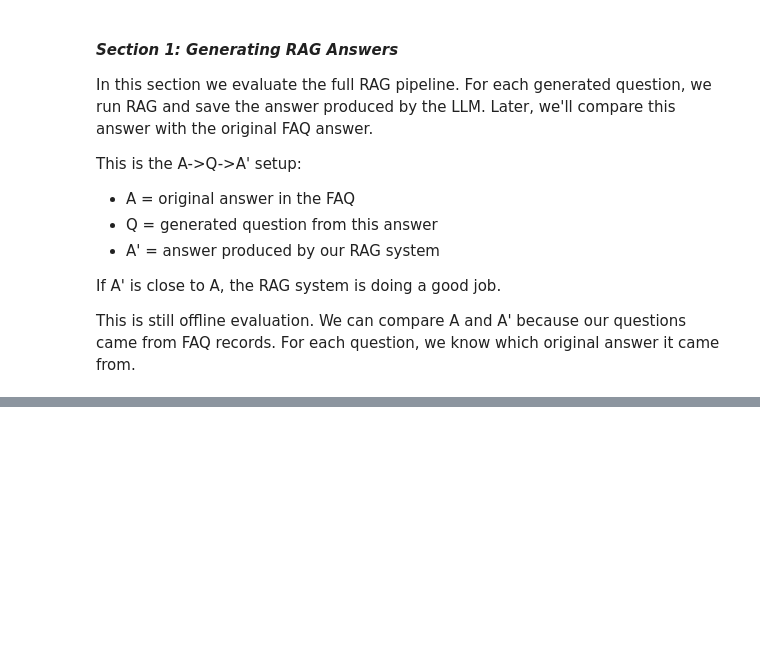
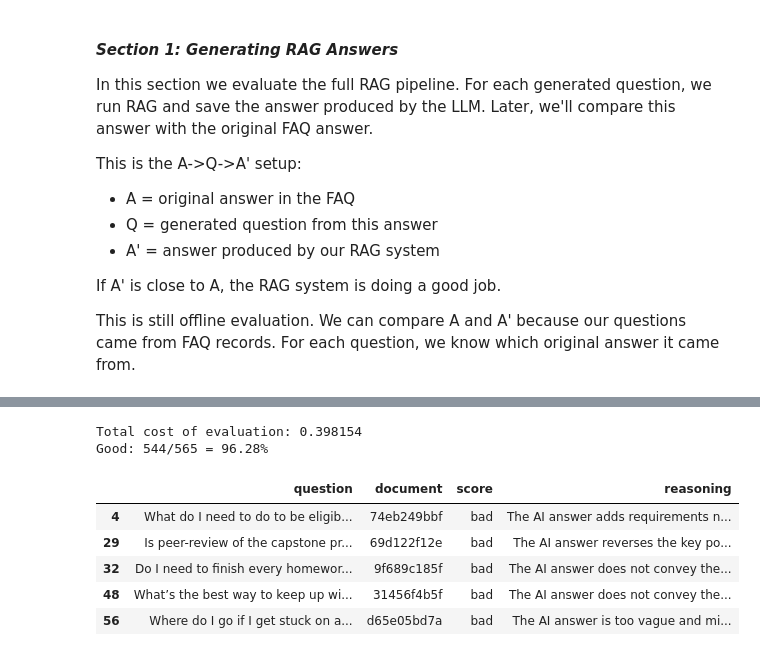
Before and after one commit to besteekmen/LLM-ZoomCamp-Outputs, a Jupyter notebook: module4_evaluation/data-gen.ipynb, the cells around one changed output, grey strips where cells are left out. Cells and saved outputs as stored; diff of their text form; code cells hidden in the pictures; blank space fills up the shorter version.

Commit message:
LLM as a judge added

```diff
--- a/module4_evaluation/data-gen.ipynb
+++ b/module4_evaluation/data-gen.ipynb
@@ -696,0 +811,12 @@ index = build_index(documents)
+# %%
+# IF NOT DONE:
+# import the evaluation helper functions
+from evaluation_utils import calc_price, calc_total_price, llm_structured_retry, map_progress
+
+# make sure .env file is loaded (working directory is important here)
+from dotenv import load_dotenv
+print(load_dotenv())
+
+# check whether the OpenAI client works
+from openai import OpenAI
+openai_client = OpenAI()
@@ -696,0 +825,6 @@ index = build_index(documents)
+# %%
+import pandas as pd
+
+# load the answers for evaluation
+df_answers = pd.read_csv("data/rag-answers-new.csv")
+answers = df_answers.to_dict(orient="records")
@@ -696,0 +928,53 @@ index = build_index(documents)
+# %%
+# run the evaluation on all answers
+def judge_record(rec):
+    eval_result, usage = evaluate_aqa(
+        question=rec["question"],
+        answer_orig=rec["answer_orig"],
+        answer_llm=rec["answer_llm"]
+    )
+
+    result = {
+        "question": rec["question"],
+        "document": rec["document"],
+        "score": eval_result.score,
+        "reasoning": eval_result.reasoning,
+    }
+
+    return result, usage
+
+from concurrent.futures import ThreadPoolExecutor
+
+with ThreadPoolExecutor(max_workers=6) as pool:
+    results = map_progress(pool, answers, judge_record)
+
+
+# split the results
+evaluations = []
+usages = []
+for evaluation, usage in results:
+    evaluations.append(evaluation)
+    usages.append(usage)
+
+# create a dataframe
+df_eval = pd.DataFrame(evaluations)
+
+# calculate total cost
+print(f"Total cost of evaluation: {calc_total_price(usages)}")
+
+# check the results
+good_count = (df_eval["score"] == "good").sum()
+total_count = len(df_eval)
+print(f"Good: {good_count}/{total_count} = {good_count/total_count:.2%}")
+
+# check bad cases
+df_eval[df_eval["score"] == "bad"].head()
+# %% [output]
+Total cost of evaluation: 0.398154
+Good: 544/565 = 96.28%
+|  | question | document | score | reasoning |
+| 4 | What do I need to do to be eligib... | 74eb249bbf | bad | The AI answer adds requirements n... |
+| 29 | Is peer-review of the capstone pr... | 69d122f12e | bad | The AI answer reverses the key po... |
+| 32 | Do I need to finish every homewor... | 9f689c185f | bad | The AI answer does not convey the... |
+| 48 | What’s the best way to keep up wi... | 31456f4b5f | bad | The AI answer does not convey the... |
+| 56 | Where do I go if I get stuck on a... | d65e05bd7a | bad | The AI answer is too vague and mi... |
```
Also changed, not shown: parts of 16 cells of this notebook, 2 other files.
